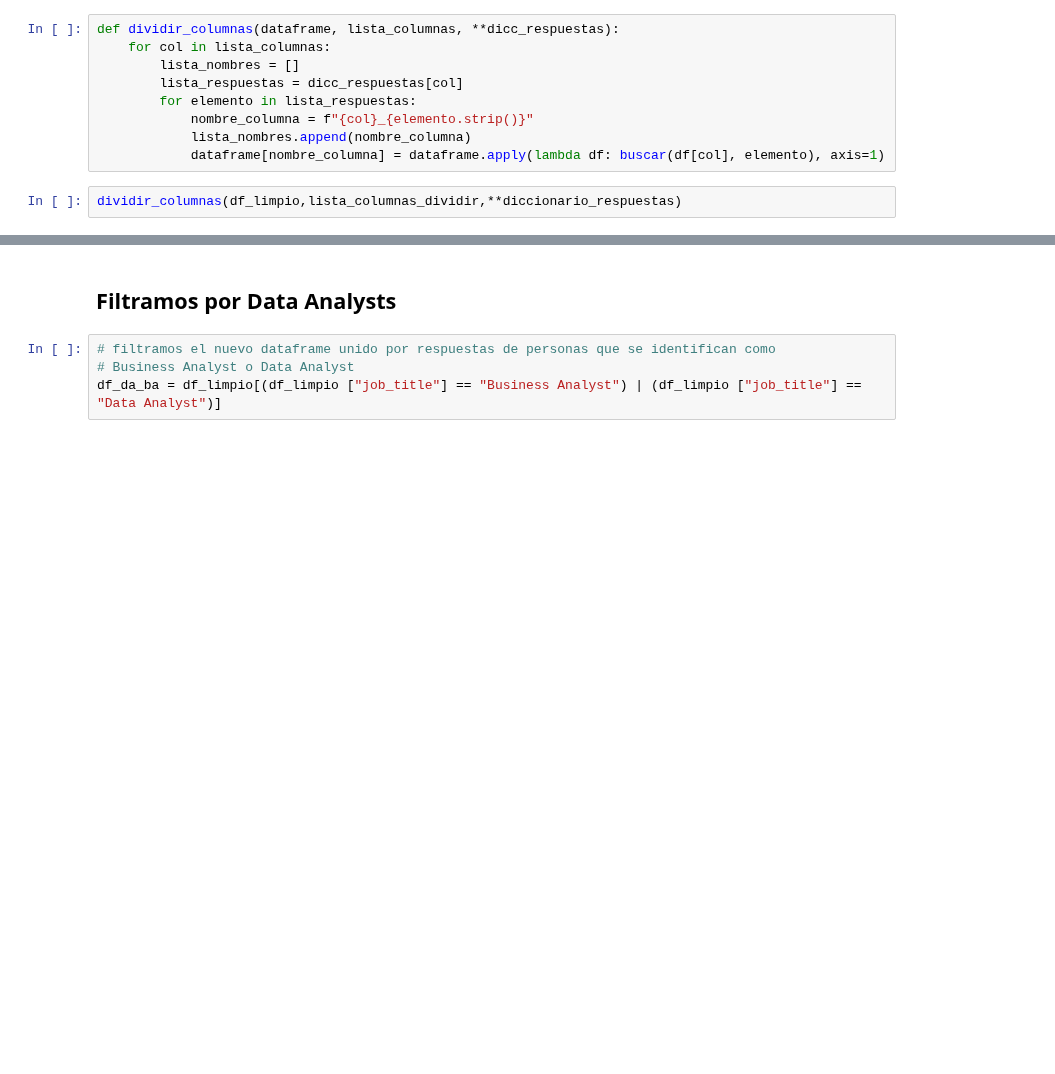
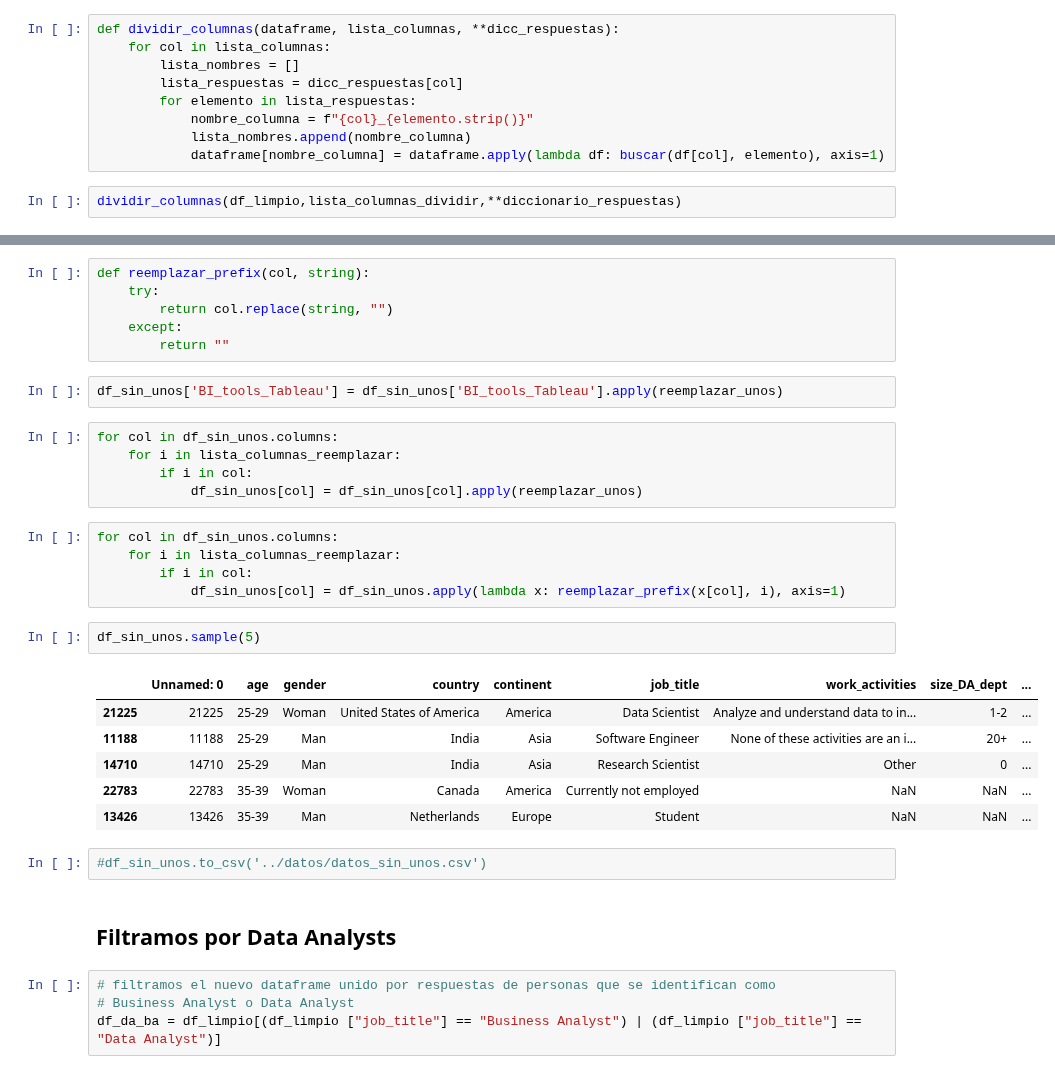
Before and after one commit to Adalab/project-da-promo-d-module-2-team-2-, a Jupyter notebook: notebooks/limpieza.ipynb, the cells around one changed output, grey strips where cells are left out. Saved outputs shown, nothing was run; the diff lists cells and outputs as text; blank space fills up the shorter version.

```diff
--- a/notebooks/limpieza.ipynb
+++ b/notebooks/limpieza.ipynb
@@ -425,3 +485,32 @@ df_limpio.to_csv('../datos/datos_limpios_divididos.csv')
+# %%
+def reemplazar_prefix(col, string):
+    try:
+        return col.replace(string, "")
+    except:
+        return ""
+# %%
+df_sin_unos['BI_tools_Tableau'] = df_sin_unos['BI_tools_Tableau'].apply(reemplazar_unos)
+# %%
+for col in df_sin_unos.columns:
+    for i in lista_columnas_reemplazar:
+        if i in col:
+            df_sin_unos[col] = df_sin_unos[col].apply(reemplazar_unos)
+# %%
+for col in df_sin_unos.columns:
+    for i in lista_columnas_reemplazar:
+        if i in col:
+            df_sin_unos[col] = df_sin_unos.apply(lambda x: reemplazar_prefix(x[col], i), axis=1)
+# %%
+df_sin_unos.sample(5)
+# %% [output]
+|  | Unnamed: 0 | age | gender | country | continent | job_title | work_activities | size_DA_dept | ... |
+| 21225 | 21225 | 25-29 | Woman | United States of America | America | Data Scientist | Analyze and understand data to in... | 1-2 | ... |
+| 11188 | 11188 | 25-29 | Man | India | Asia | Software Engineer | None of these activities are an i... | 20+ | ... |
+| 14710 | 14710 | 25-29 | Man | India | Asia | Research Scientist | Other | 0 | ... |
+| 22783 | 22783 | 35-39 | Woman | Canada | America | Currently not employed | NaN | NaN | ... |
+| 13426 | 13426 | 35-39 | Man | Netherlands | Europe | Student | NaN | NaN | ... |
+# %%
+#df_sin_unos.to_csv('../datos/datos_sin_unos.csv')
 # %% [markdown]
 ## Filtramos por Data Analysts
 # %%
```
Also changed, not shown: parts of 45 cells of this notebook, 6 other files.
